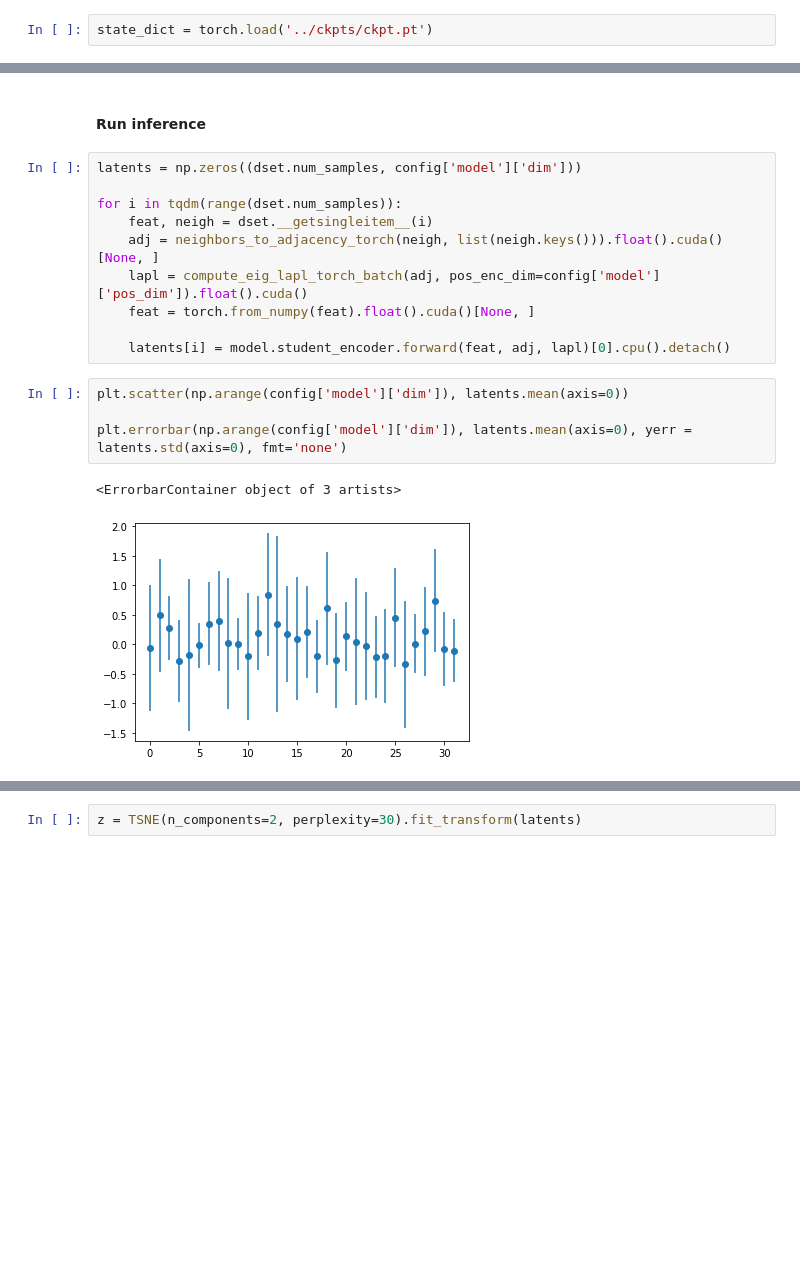
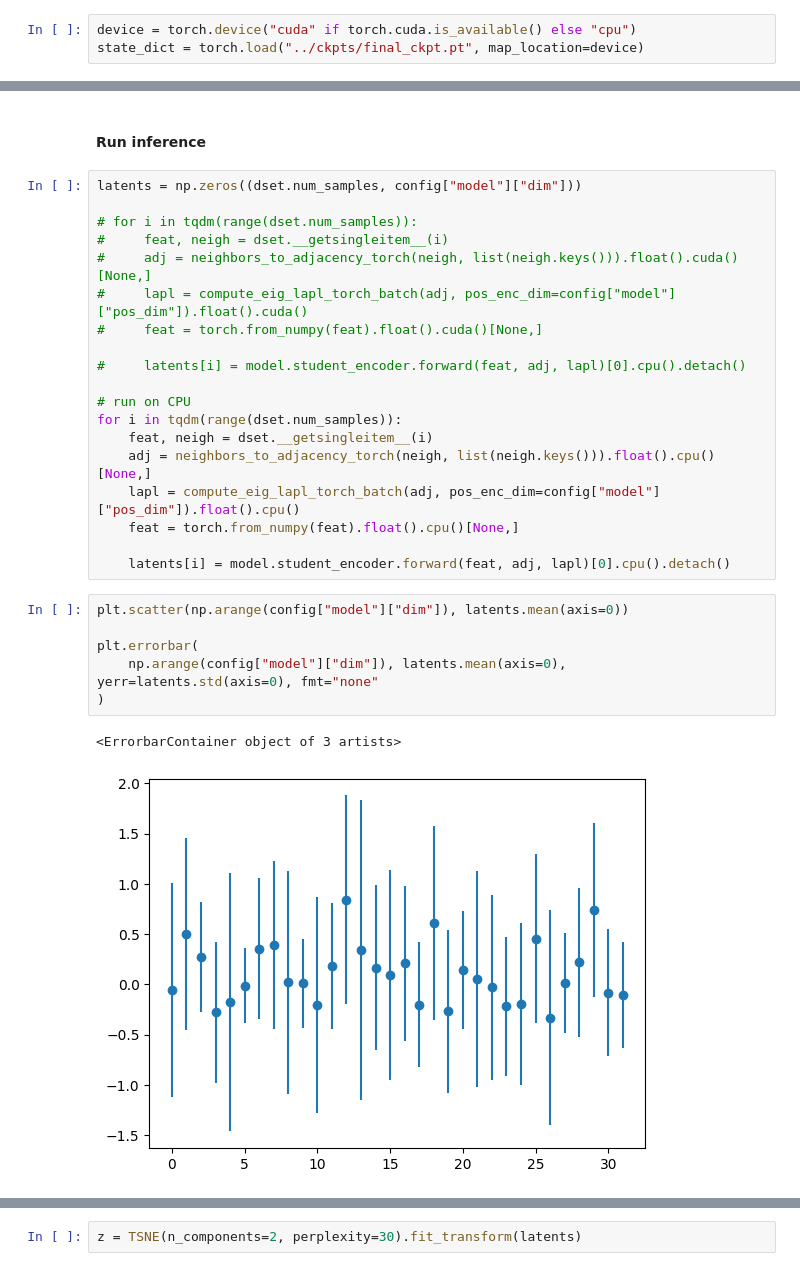
Before and after one commit to kpeez/ssl_neuron, a Jupyter notebook: ssl_neuron/demos/model_inference.ipynb, the cells around one changed output, grey strips where cells are left out. Cells and saved outputs as stored; diff of their text form; blank space fills up the shorter version.

```diff
--- a/ssl_neuron/demos/model_inference.ipynb
+++ b/ssl_neuron/demos/model_inference.ipynb
@@ -27,7 +33,8 @@ config = json.load(open('../configs/config.json'))
 # %%
 model = create_model(config)
 # %%
-state_dict = torch.load('../ckpts/ckpt.pt')
+device = torch.device("cuda" if torch.cuda.is_available() else "cpu")
+state_dict = torch.load("../ckpts/final_ckpt.pt", map_location=device)
 # %%
 model.load_state_dict(state_dict)
 # %% [output]
@@ -54,20 +81,31 @@ plot_neuron(neigh, feat)
 # %% [markdown]
 #### Run inference
 # %%
-latents = np.zeros((dset.num_samples, config['model']['dim']))
+latents = np.zeros((dset.num_samples, config["model"]["dim"]))
 
+# for i in tqdm(range(dset.num_samples)):
+#     feat, neigh = dset.__getsingleitem__(i)
+#     adj = neighbors_to_adjacency_torch(neigh, list(neigh.keys())).float().cuda()[None,]
+#     lapl = compute_eig_lapl_torch_batch(adj, pos_enc_dim=config["model"]["pos_dim"]).float().cuda()
+#     feat = torch.from_numpy(feat).float().cuda()[None,]
+
+#     latents[i] = model.student_encoder.forward(feat, adj, lapl)[0].cpu().detach()
+
+# run on CPU
 for i in tqdm(range(dset.num_samples)):
     feat, neigh = dset.__getsingleitem__(i)
-    adj = neighbors_to_adjacency_torch(neigh, list(neigh.keys())).float().cuda()[None, ]
-    lapl = compute_eig_lapl_torch_batch(adj, pos_enc_dim=config['model']['pos_dim']).float().cuda()
-    feat = torch.from_numpy(feat).float().cuda()[None, ]
+    adj = neighbors_to_adjacency_torch(neigh, list(neigh.keys())).float().cpu()[None,]
+    lapl = compute_eig_lapl_torch_batch(adj, pos_enc_dim=config["model"]["pos_dim"]).float().cpu()
+    feat = torch.from_numpy(feat).float().cpu()[None,]
 
     latents[i] = model.student_encoder.forward(feat, adj, lapl)[0].cpu().detach()
 # %%
-plt.scatter(np.arange(config['model']['dim']), latents.mean(axis=0))
+plt.scatter(np.arange(config["model"]["dim"]), latents.mean(axis=0))
 
-plt.errorbar(np.arange(config['model']['dim']), latents.mean(axis=0), yerr = latents.std(axis=0), fmt='none')
+plt.errorbar(
+    np.arange(config["model"]["dim"]), latents.mean(axis=0), yerr=latents.std(axis=0), fmt="none"
+)
 # %% [output]
 <ErrorbarContainer object of 3 artists>
-[figure, old version]
+[figure, new version]
 # %%
```
Also changed, not shown: parts of 12 cells of this notebook, 2 other files.
